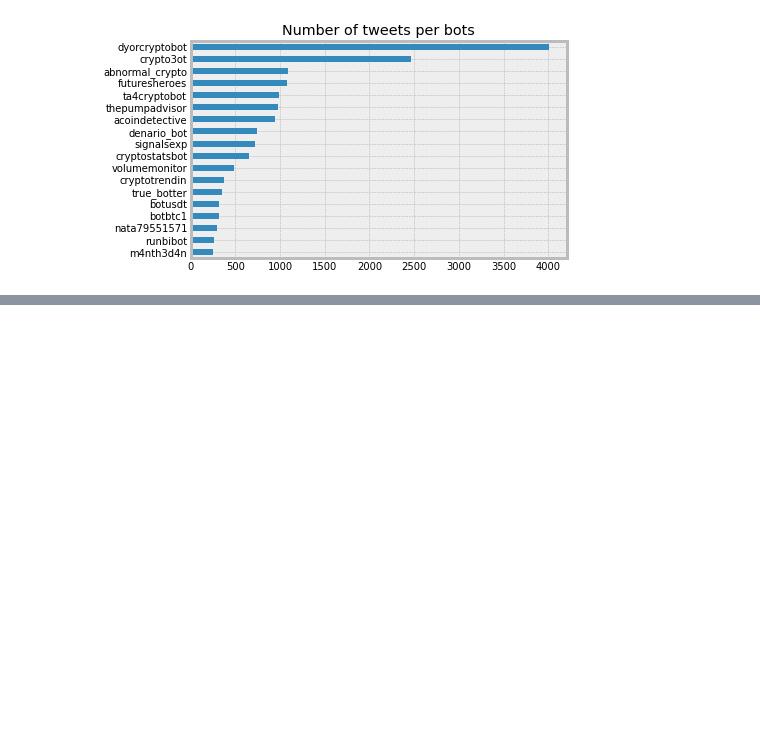
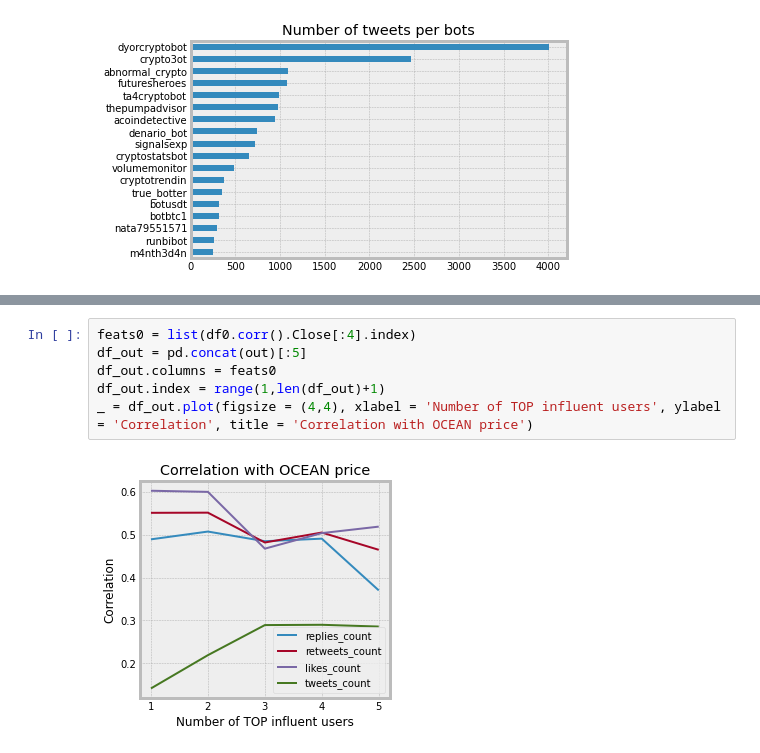
Before and after one commit to abessalov/Ocean_Tweets, a Jupyter notebook: 2_statistics.ipynb, the cells around one changed output, grey strips where cells are left out. Saved outputs shown, nothing was run; the diff lists cells and outputs as text; blank space fills up the shorter version.

```diff
--- a/2_statistics.ipynb
+++ b/2_statistics.ipynb
@@ -233,0 +286,8 @@ _ = df1[df1.username.isin(list_bots)].set_index('username').tweets_count.sort_va
+# %%
+feats0 = list(df0.corr().Close[:4].index)
+df_out = pd.concat(out)[:5]
+df_out.columns = feats0
+df_out.index = range(1,len(df_out)+1)
+_ = df_out.plot(figsize = (4,4), xlabel = 'Number of TOP influent users', ylabel = 'Correlation', title = 'Correlation with OCEAN price')
+# %% [output]
+[figure, added]
```
Also changed, not shown: parts of 7 cells of this notebook.
